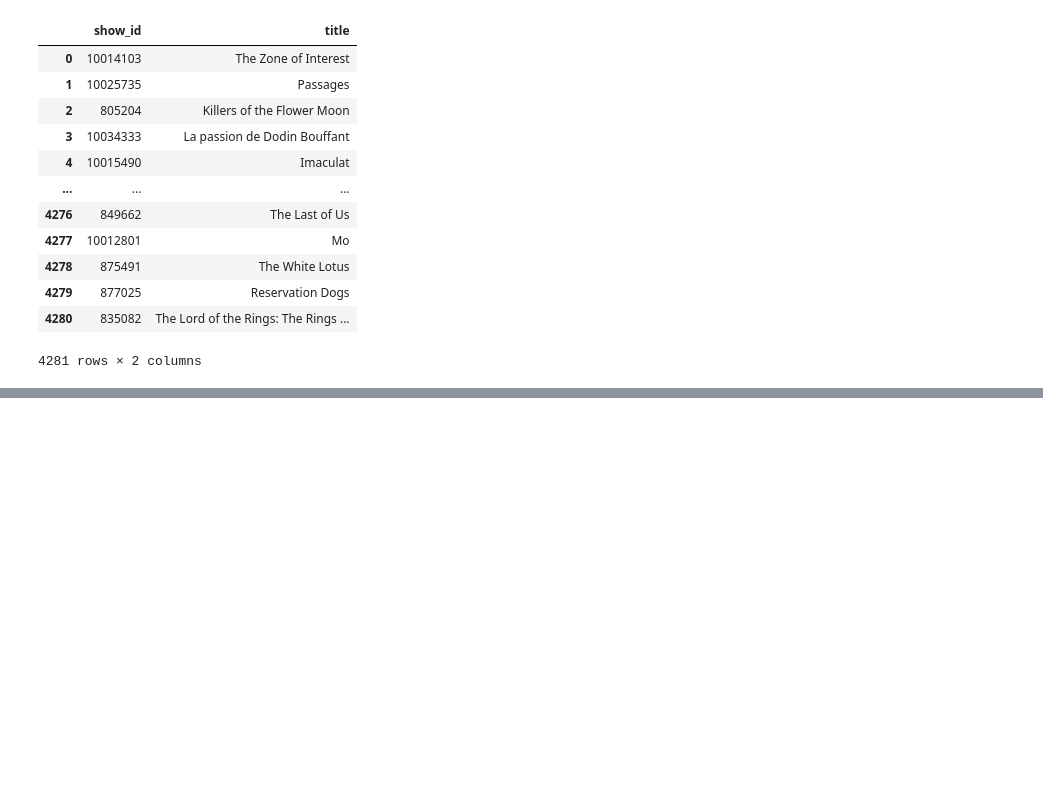
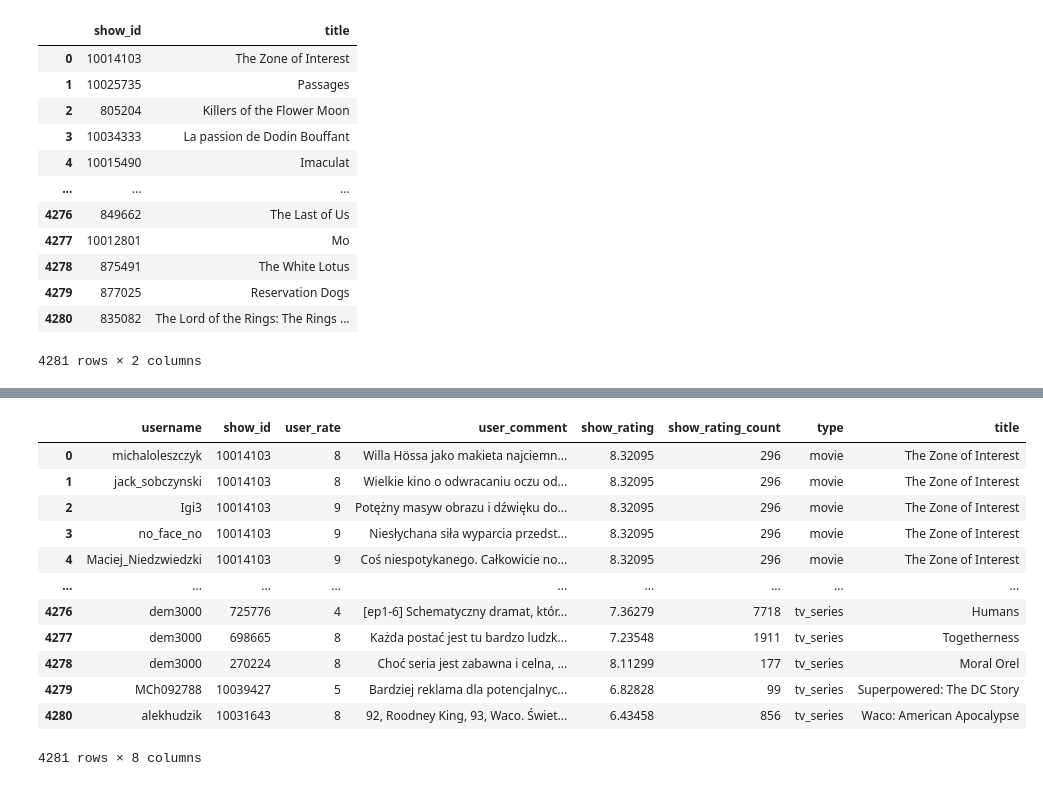
Before and after one commit to Michal299/mm-review-based-rate-ai, a Jupyter notebook: scrapper/filmweb_scrapper.ipynb, the cells around one changed output, grey strips where cells are left out. Saved outputs shown, nothing was run; the diff lists cells and outputs as text; code cells hidden in the pictures; blank space fills up the shorter version.

```diff
--- a/scrapper/filmweb_scrapper.ipynb
+++ b/scrapper/filmweb_scrapper.ipynb
@@ -488,0 +675,17 @@ merge.to_json("../dataset/dataset_with_titles.json")
+# %%
+base = pd.read_csv('../dataset/dataset_with_titles.csv', encoding='utf-8', sep='$')
+base
+# %% [output]
+|  | username | show_id | user_rate | user_comment | show_rating | show_rating_count | type | title |
+| 0 | michaloleszczyk | 10014103 | 8 | Willa Hössa jako makieta najciemn... | 8.32095 | 296 | movie | The Zone of Interest |
+| 1 | jack_sobczynski | 10014103 | 8 | Wielkie kino o odwracaniu oczu od... | 8.32095 | 296 | movie | The Zone of Interest |
+| 2 | Igi3 | 10014103 | 9 | Potężny masyw obrazu i dźwięku do... | 8.32095 | 296 | movie | The Zone of Interest |
+| 3 | no_face_no | 10014103 | 9 | Niesłychana siła wyparcia przedst... | 8.32095 | 296 | movie | The Zone of Interest |
+| 4 | Maciej_Niedzwiedzki | 10014103 | 9 | Coś niespotykanego. Całkowicie no... | 8.32095 | 296 | movie | The Zone of Interest |
+| ... | ... | ... | ... | ... | ... | ... | ... | ... |
+| 4276 | dem3000 | 725776 | 4 | [ep1-6] Schematyczny dramat, któr... | 7.36279 | 7718 | tv_series | Humans |
+| 4277 | dem3000 | 698665 | 8 | Każda postać jest tu bardzo ludzk... | 7.23548 | 1911 | tv_series | Togetherness |
+| 4278 | dem3000 | 270224 | 8 | Choć seria jest zabawna i celna, ... | 8.11299 | 177 | tv_series | Moral Orel |
+| 4279 | MCh092788 | 10039427 | 5 | Bardziej reklama dla potencjalnyc... | 6.82828 | 99 | tv_series | Superpowered: The DC Story |
+| 4280 | alekhudzik | 10031643 | 8 | 92, Roodney King, 93, Waco. Świet... | 6.43458 | 856 | tv_series | Waco: American Apocalypse |
+4281 rows × 8 columns
```
Also changed, not shown: parts of 15 cells of this notebook, 8 other files.
